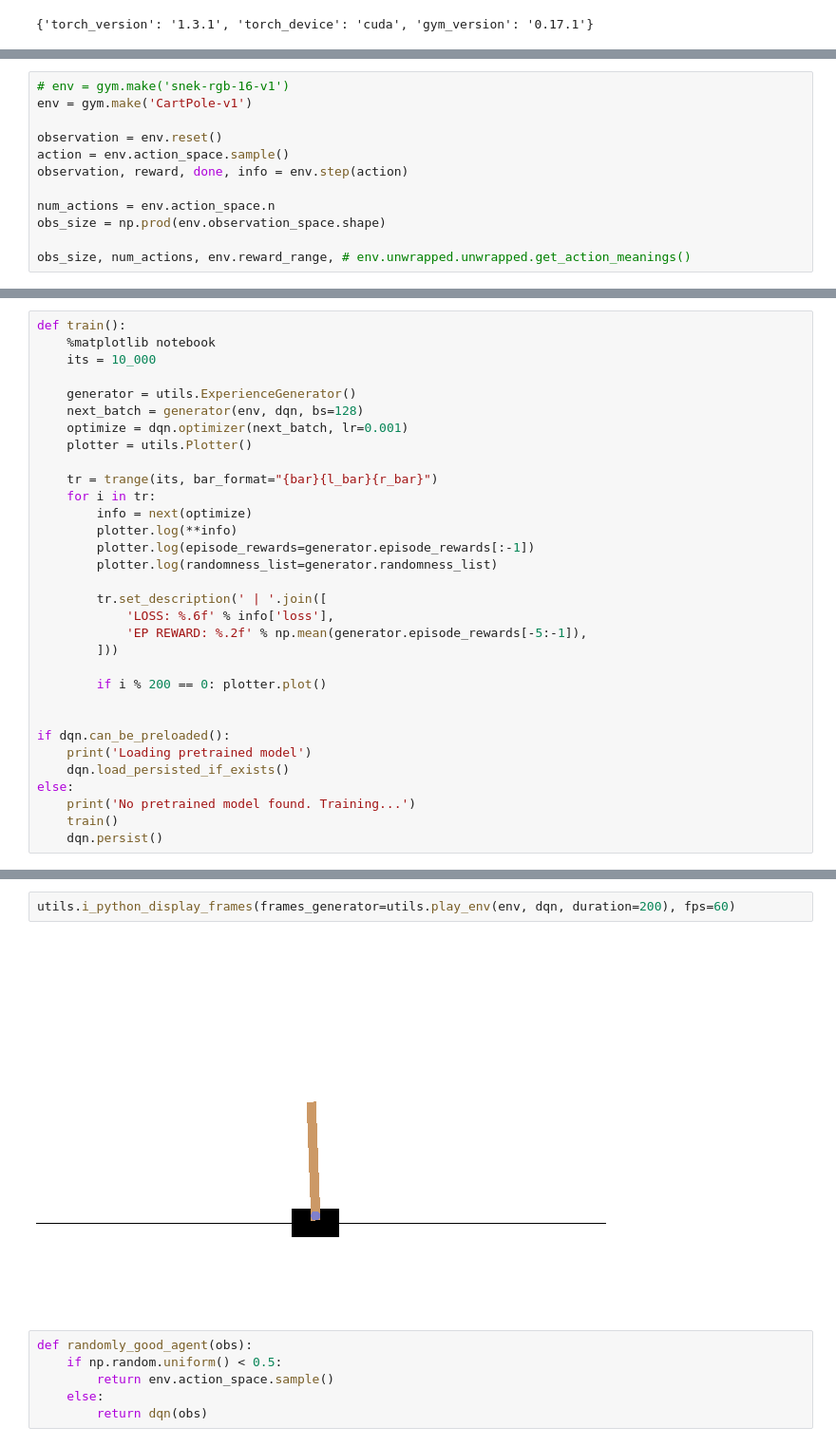
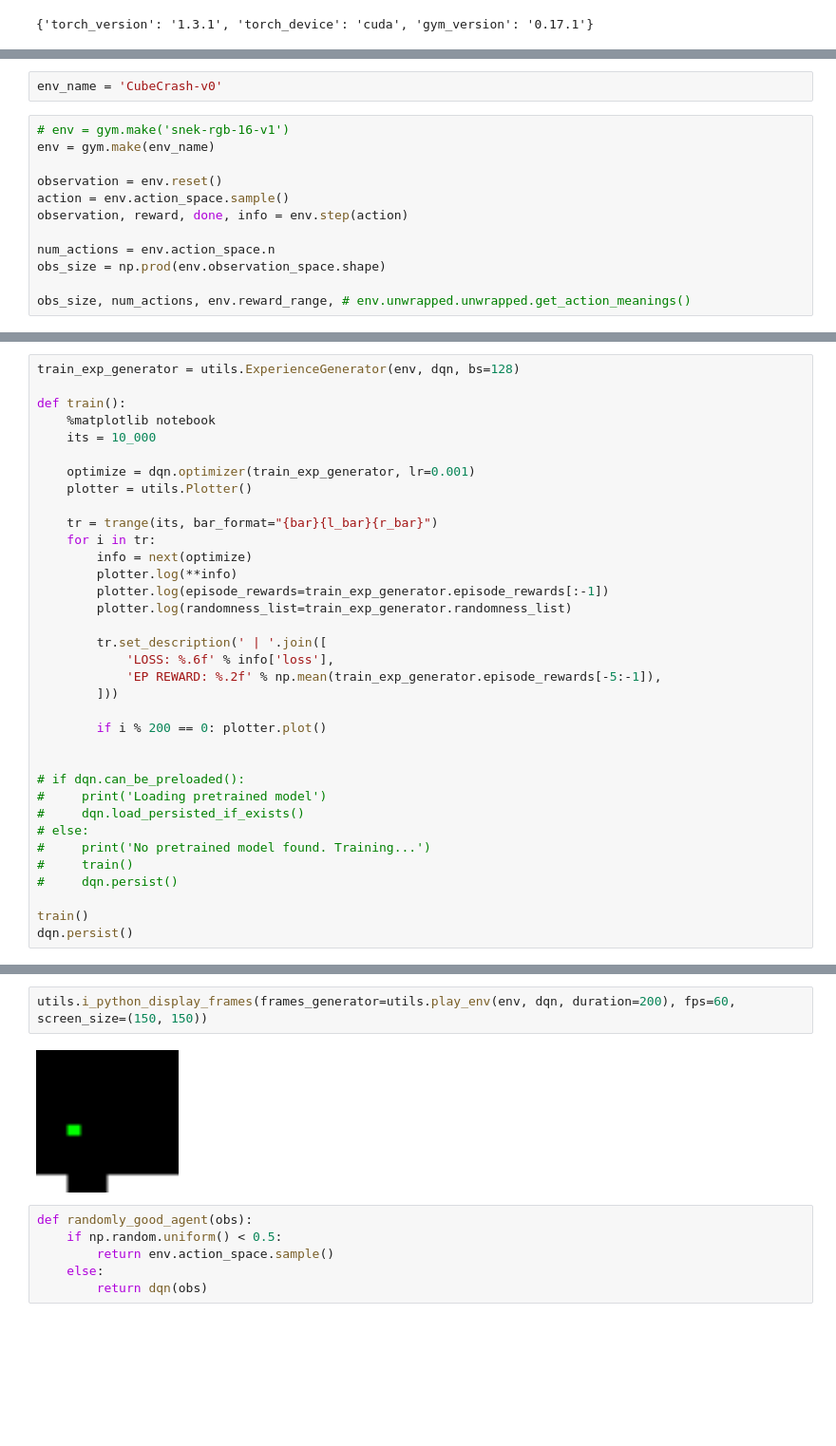
Before and after one commit to ichko/differentiable-simulation, a Jupyter notebook: notebooks/08-the-last-world-model.ipynb, the cells around one changed output, grey strips where cells are left out. Shown at 95% size. Cells and saved outputs as stored; diff of their text form; blank space fills up the shorter version.

```diff
--- a/notebooks/08-the-last-world-model.ipynb
+++ b/notebooks/08-the-last-world-model.ipynb
@@ -25,6 +23,8 @@ utils.use_virtual_display()
+# %%
+env_name = 'CubeCrash-v0'
 # %%
 # env = gym.make('snek-rgb-16-v1')
-env = gym.make('CartPole-v1')
+env = gym.make(env_name)
 
 observation = env.reset()
 action = env.action_space.sample()
@@ -53,33 +65,36 @@ batch = next(generator)
 # %%
+train_exp_generator = utils.ExperienceGenerator(env, dqn, bs=128)
+
 def train():
     %matplotlib notebook
     its = 10_000
 
-    generator = utils.ExperienceGenerator()
-    next_batch = generator(env, dqn, bs=128)
-    optimize = dqn.optimizer(next_batch, lr=0.001)
+    optimize = dqn.optimizer(train_exp_generator, lr=0.001)
     plotter = utils.Plotter()
 
     tr = trange(its, bar_format="{bar}{l_bar}{r_bar}")
     for i in tr:
         info = next(optimize)
         plotter.log(**info)
-        plotter.log(episode_rewards=generator.episode_rewards[:-1])
-        plotter.log(randomness_list=generator.randomness_list)
+        plotter.log(episode_rewards=train_exp_generator.episode_rewards[:-1])
+        plotter.log(randomness_list=train_exp_generator.randomness_list)
 
         tr.set_description(' | '.join([
             'LOSS: %.6f' % info['loss'],
-            'EP REWARD: %.2f' % np.mean(generator.episode_rewards[-5:-1]),
+            'EP REWARD: %.2f' % np.mean(train_exp_generator.episode_rewards[-5:-1]),
         ]))
 
         if i % 200 == 0: plotter.plot()
 
 
-if dqn.can_be_preloaded():
-    print('Loading pretrained model')
-    dqn.load_persisted_if_exists()
-else:
-    print('No pretrained model found. Training...')
-    train()
-    dqn.persist()
+# if dqn.can_be_preloaded():
+#     print('Loading pretrained model')
+#     dqn.load_persisted_if_exists()
+# else:
+#     print('No pretrained model found. Training...')
+#     train()
+#     dqn.persist()
+
+train()
+dqn.persist()
 # %% [output]
@@ -87,7 +103,7 @@ Loading pretrained model
 # %%
-utils.i_python_display_frames(frames_generator=utils.play_env(env, dqn, duration=200), fps=60)
+utils.i_python_display_frames(frames_generator=utils.play_env(env, dqn, duration=200), fps=60, screen_size=(150, 150))
 # %% [output]
-[figure, old version]
+[figure, new version]
 # %%
 def randomly_good_agent(obs):
     if np.random.uniform() < 0.5:
```
Also changed, not shown: parts of 17 cells of this notebook.
